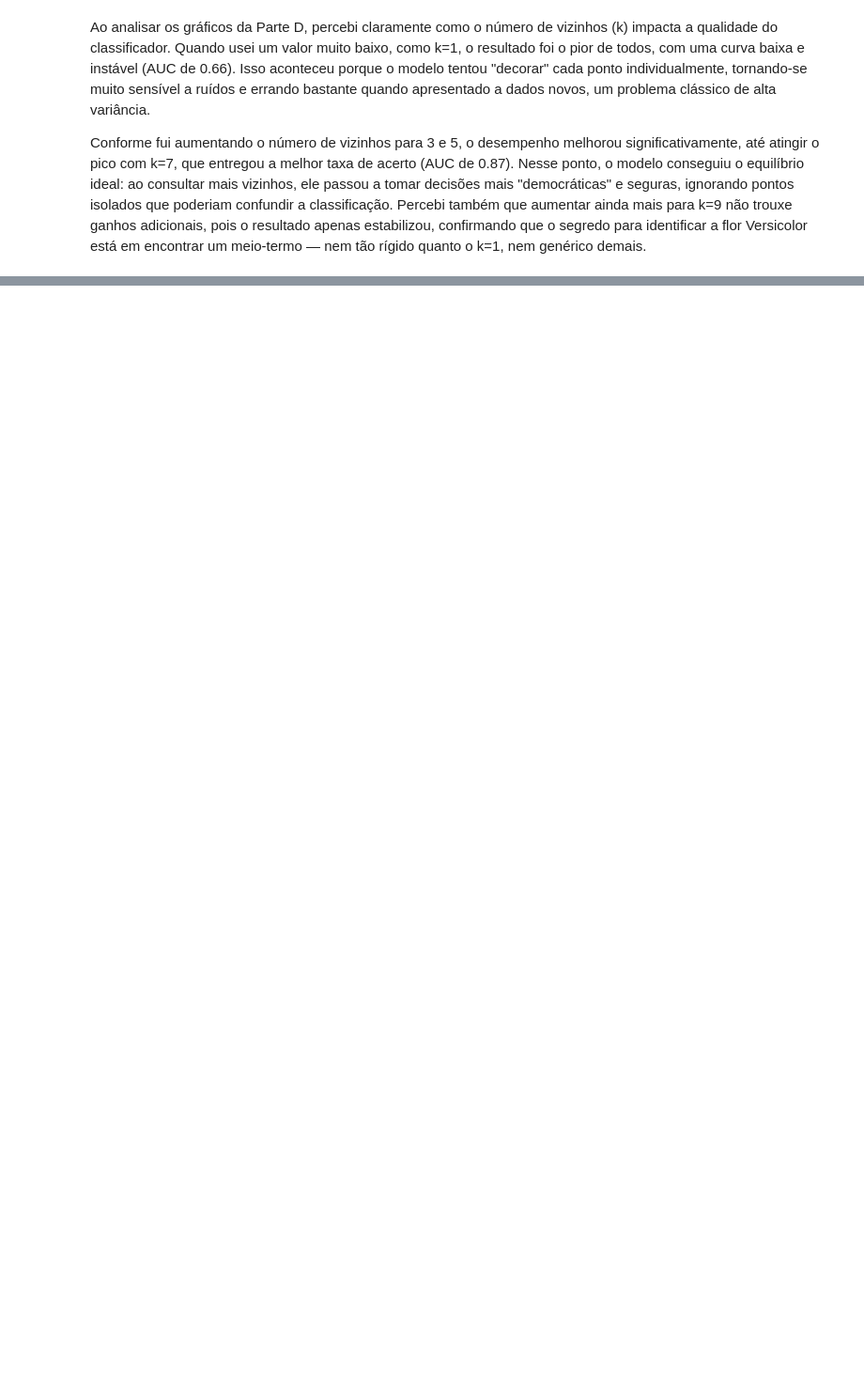
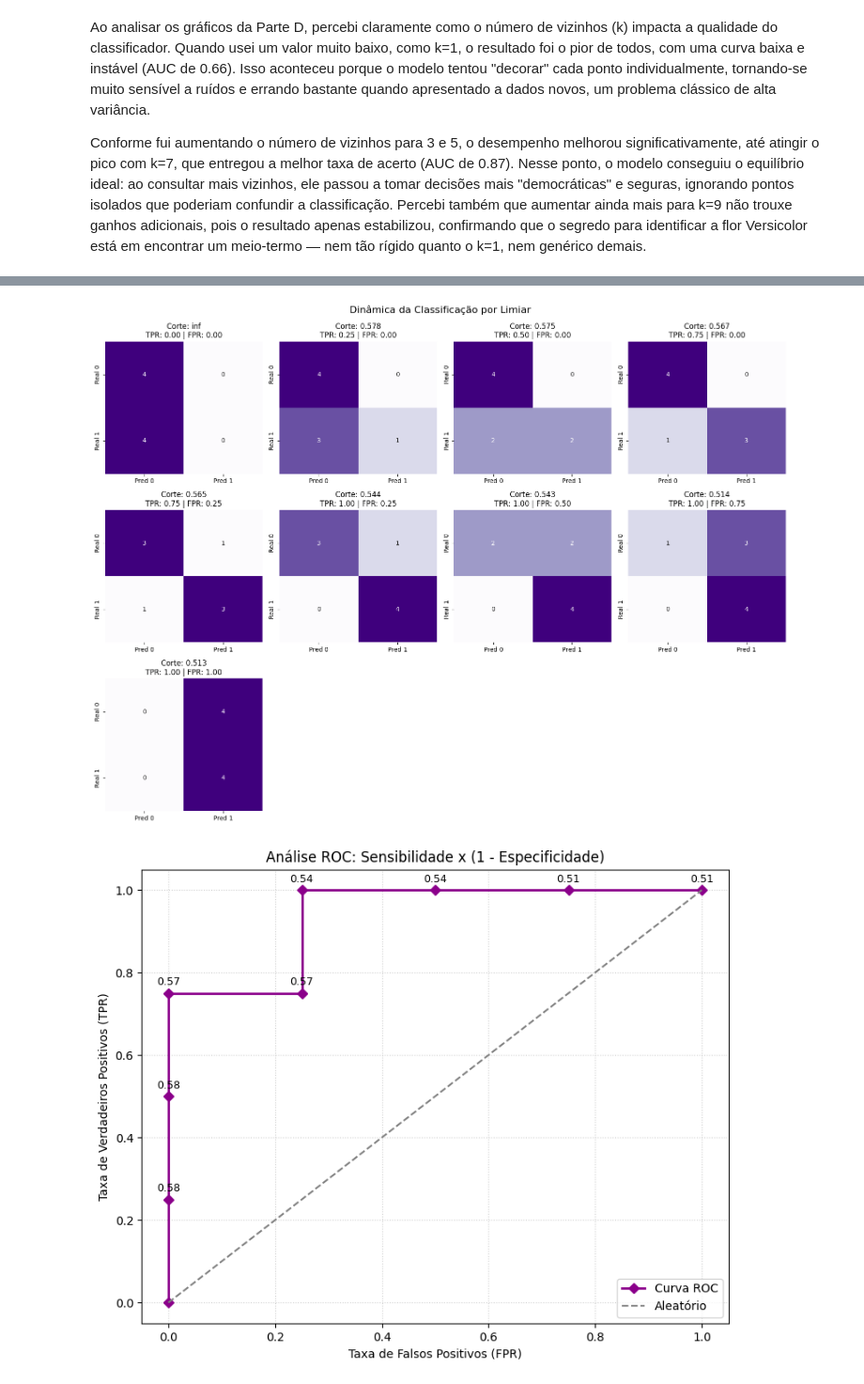
Before and after one commit to diofares/LLM-Estatistica-Atividade4, a Jupyter notebook: LLM_Estatistica_Atividade4.ipynb, the cells around one changed output, grey strips where cells are left out. Shown at 94% size. Drawn from its saved outputs; the diff is of its cells as text; code cells hidden in the pictures; blank space fills up the shorter version.

```diff
--- a/LLM_Estatistica_Atividade4.ipynb
+++ b/LLM_Estatistica_Atividade4.ipynb
@@ -244,0 +253,73 @@ Conforme fui aumentando o número de vizinhos para 3 e 5, o desempenho melhorou
+# %%
+import numpy as np
+import matplotlib.pyplot as plt
+import seaborn as sns
+from sklearn.linear_model import LogisticRegression
+from sklearn.metrics import confusion_matrix
+import math
+
+def processar_analise_roc_ratos(dados_entrada, rotulos_alvo):
+    """
+    Executa a regressão logística para classificação binária, exibindo visualmente a evolução da matriz de confusão para cada limiar de decisão e a curva ROC resultante.
+    """
+    modelo_regressao = LogisticRegression(solver='liblinear', random_state=42)
+    modelo_regressao.fit(dados_entrada, rotulos_alvo)
+    probs_classe_1 = modelo_regressao.predict_proba(dados_entrada)[:, 1]
+
+    lista_limiares = np.r_[np.inf, np.sort(np.unique(probs_classe_1))[::-1]]
+
+    num_plots = len(lista_limiares)
+    cols_grid = 4
+    lins_grid = math.ceil(num_plots / cols_grid)
+
+    fig_cm, eixos_cm = plt.subplots(lins_grid, cols_grid, figsize=(16, 4 * lins_grid))
+    fig_cm.suptitle('Dinâmica da Classificação por Limiar', fontsize=16, y=0.99)
+    eixos_linear = eixos_cm.flatten()
+
+    registros_metricas = []
+
+    for idx, corte in enumerate(lista_limiares):
+        previsoes_binarias = (probs_classe_1 >= corte).astype(int)
+        tn_val, fp_val, fn_val, tp_val = confusion_matrix(rotulos_alvo, previsoes_binarias, labels=[0, 1]).ravel()
+
+        taxa_verdadeiro_pos = tp_val / (tp_val + fn_val) if (tp_val + fn_val) > 0 else 0.0
+        especificidade_real = tn_val / (tn_val + fp_val) if (tn_val + fp_val) > 0 else 0.0
+        taxa_falso_pos = 1 - especificidade_real
+
+        registros_metricas.append((taxa_falso_pos, taxa_verdadeiro_pos, corte))
+
+        sns.heatmap([[tn_val, fp_val], [fn_val, tp_val]], annot=True, fmt='d', cmap='Purples', cbar=False, ax=eixos_linear[idx], xticklabels=['Pred 0', 'Pred 1'], yticklabels=['Real 0', 'Real 1'])
+        eixos_linear[idx].set_title(f"Corte: {corte:.3f}\nTPR: {taxa_verdadeiro_pos:.2f} | FPR: {taxa_falso_pos:.2f}")
+
+    for k in range(idx + 1, len(eixos_linear)):
+        fig_cm.delaxes(eixos_linear[k])
+
+    plt.tight_layout()
+    plt.show()
+
+    lista_fpr, lista_tpr, _ = zip(*registros_metricas)
+    plt.figure(figsize=(9, 7))
+    plt.plot(lista_fpr, lista_tpr, marker='D', linestyle='-', color='darkmagenta', linewidth=2, label='Curva ROC')
+    plt.plot([0, 1], [0, 1], color='gray', linestyle='--', label='Aleatório')
+
+    for fpr, tpr, limiar in registros_metricas:
+        if limiar != np.inf:
+            plt.text(fpr, tpr + 0.02, f"{limiar:.2f}", fontsize=9, ha='center', color='black')
+
+    plt.title('Análise ROC: Sensibilidade x (1 - Especificidade)')
+    plt.xlabel('Taxa de Falsos Positivos (FPR)')
+    plt.ylabel('Taxa de Verdadeiros Positivos (TPR)')
+    plt.legend(loc="lower right")
+    plt.grid(True, linestyle=':', alpha=0.6)
+    plt.show()
+
+pesos_grupo_a = [450, 455, 570, 660]
+pesos_grupo_b = [575, 665, 700, 710]
+
+matriz_input = np.array(pesos_grupo_a + pesos_grupo_b).reshape(-1, 1)
+vetor_target = np.array([0] * len(pesos_grupo_a) + [1] * len(pesos_grupo_b))
+
+processar_analise_roc_ratos(matriz_input, vetor_target)
+# %% [output]
+[figure, added]
+[figure, added]
```
Also changed, not shown: parts of 3 cells of this notebook.
